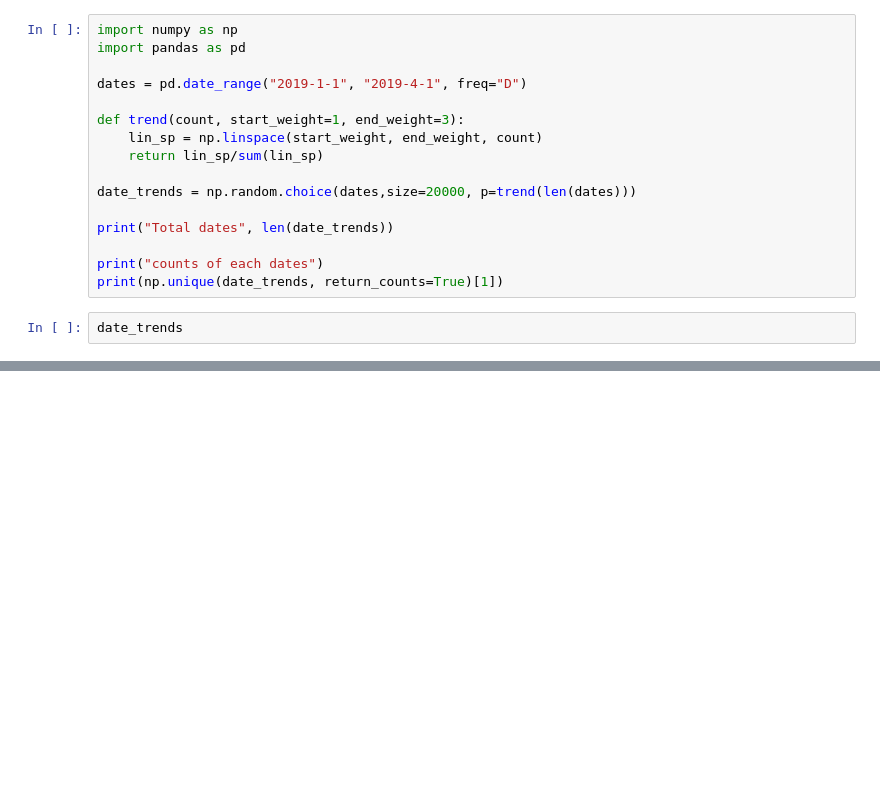
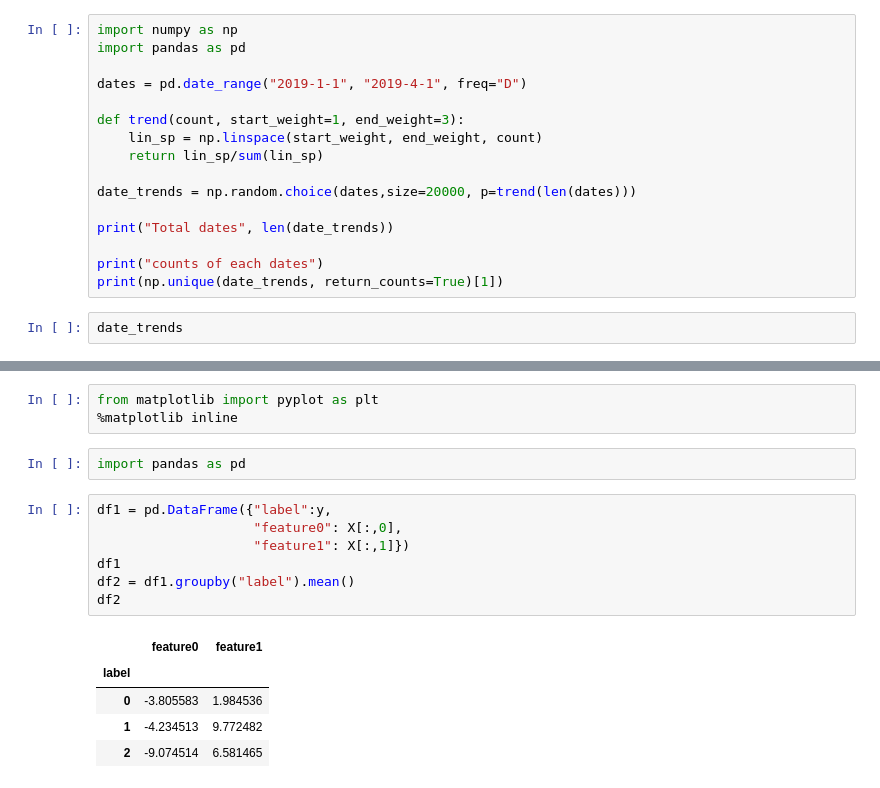
Before and after one commit to callinSwitzer/GarbageCollector, a Jupyter notebook: Untitled4.ipynb, the cells around one changed output, grey strips where cells are left out. Saved outputs shown, nothing was run; the diff lists cells and outputs as text; blank space fills up the shorter version.

```diff
--- a/Untitled4.ipynb
+++ b/Untitled4.ipynb
@@ -142,0 +197,18 @@ date_trends
+# %%
+from matplotlib import pyplot as plt
+%matplotlib inline
+# %%
+import pandas as pd
+# %%
+df1 = pd.DataFrame({"label":y,
+                    "feature0": X[:,0],
+                    "feature1": X[:,1]})
+df1
+df2 = df1.groupby("label").mean()
+df2
+# %% [output]
+|  | feature0 | feature1 |
+| label |  |  |
+| 0 | -3.805583 | 1.984536 |
+| 1 | -4.234513 | 9.772482 |
+| 2 | -9.074514 | 6.581465 |
```
Also changed, not shown: parts of 10 cells of this notebook, 3 other files.
